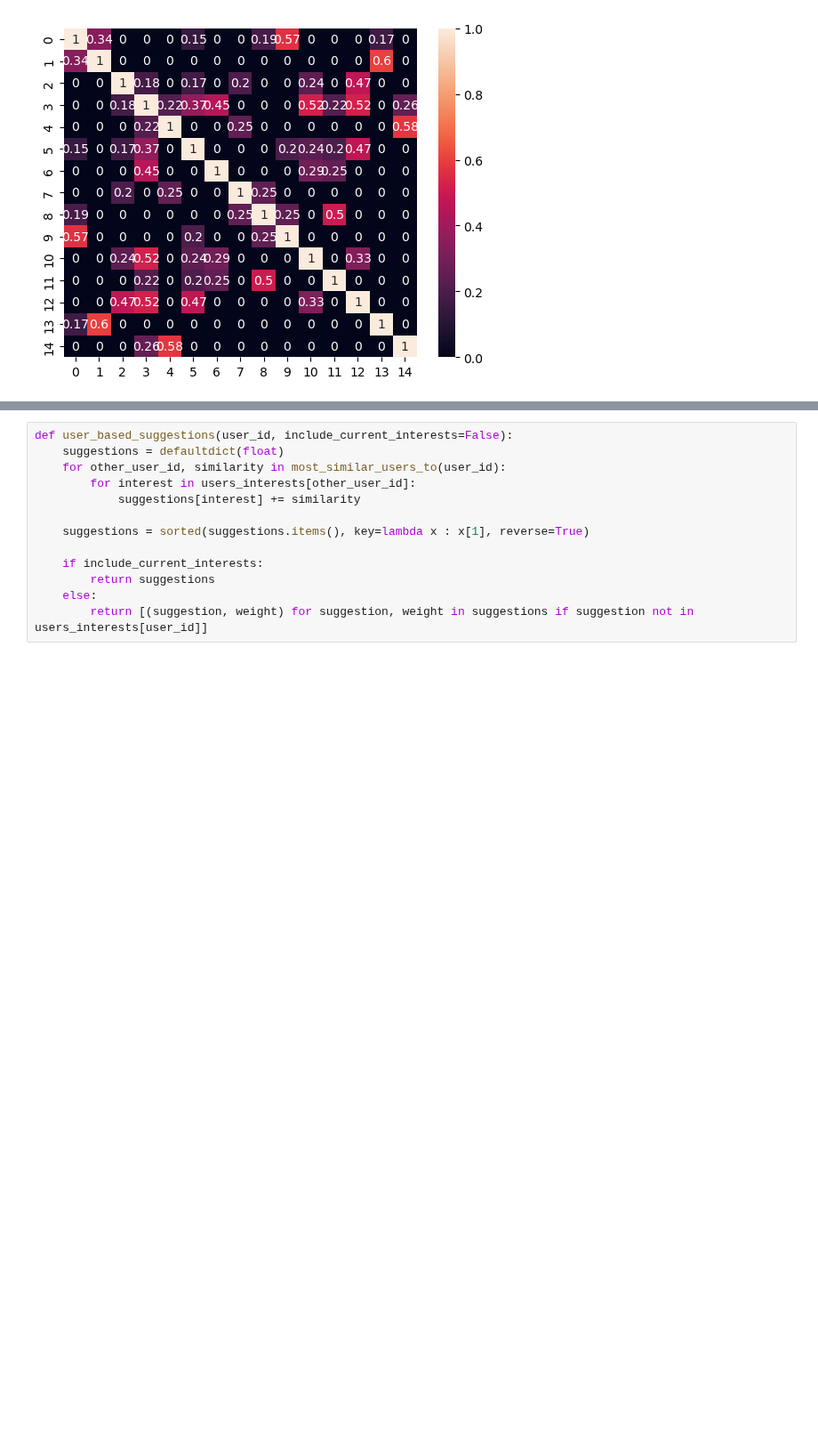
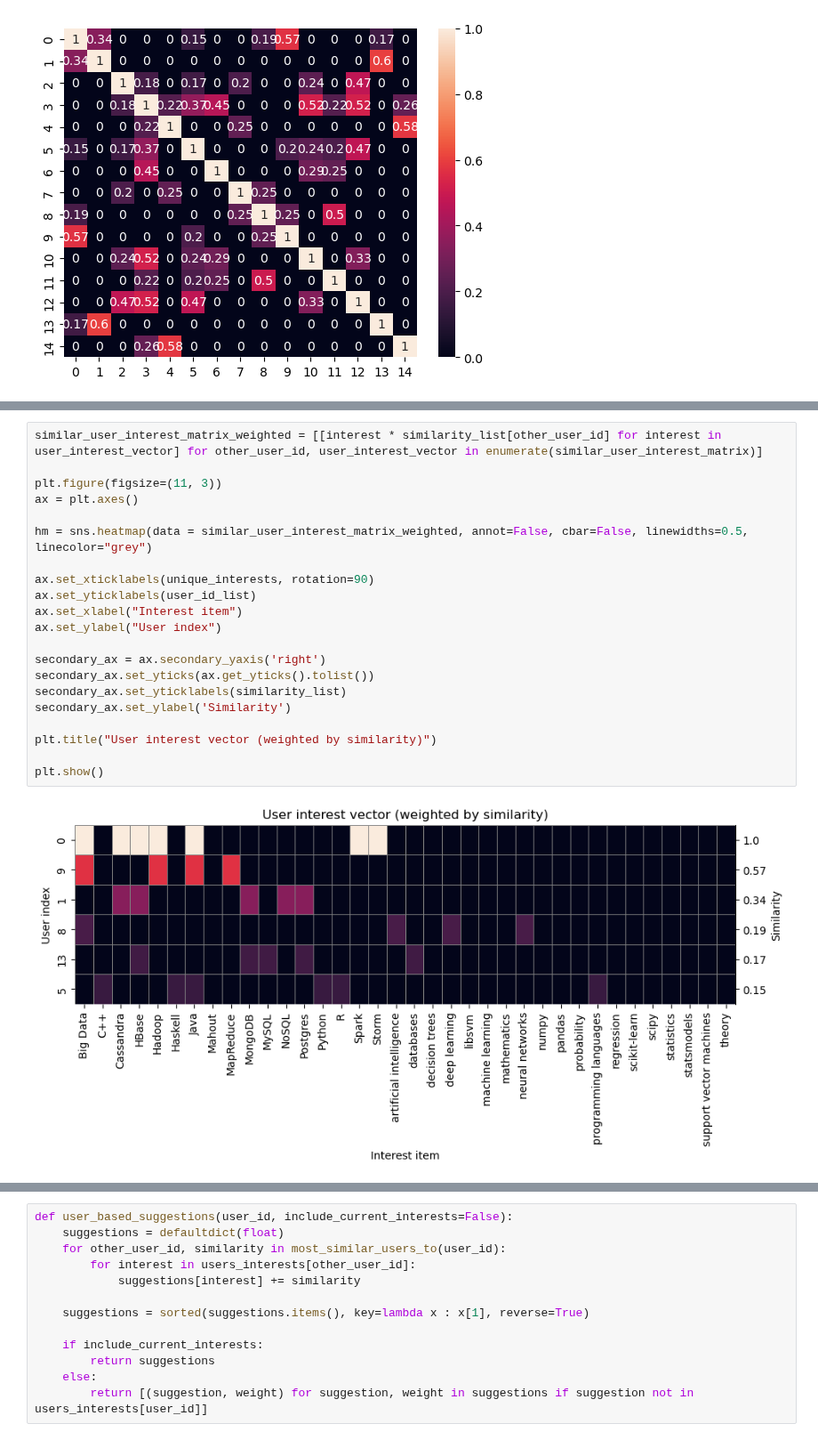
Before and after one commit to trvoid/ml-study, a Jupyter notebook: collaborative-filtering/user_based_cf.ipynb, the cells around one changed output, grey strips where cells are left out. Shown at 89% size. Saved outputs shown, nothing was run; the diff lists cells and outputs as text; blank space fills up the shorter version.

```diff
--- a/collaborative-filtering/user_based_cf.ipynb
+++ b/collaborative-filtering/user_based_cf.ipynb
@@ -83,0 +136,23 @@ print(most_similar_users_to(0))
+# %%
+similar_user_interest_matrix_weighted = [[interest * similarity_list[other_user_id] for interest in user_interest_vector] for other_user_id, user_interest_vector in enumerate(similar_user_interest_matrix)]
+
+plt.figure(figsize=(11, 3))
+ax = plt.axes()
+
+hm = sns.heatmap(data = similar_user_interest_matrix_weighted, annot=False, cbar=False, linewidths=0.5, linecolor="grey")
+
+ax.set_xticklabels(unique_interests, rotation=90)
+ax.set_yticklabels(user_id_list)
+ax.set_xlabel("Interest item")
+ax.set_ylabel("User index")
+
+secondary_ax = ax.secondary_yaxis('right')
+secondary_ax.set_yticks(ax.get_yticks().tolist())
+secondary_ax.set_yticklabels(similarity_list)
+secondary_ax.set_ylabel('Similarity')
+
+plt.title("User interest vector (weighted by similarity)")
+
+plt.show()
+# %% [output]
+[figure, added]
```
Also changed, not shown: parts of 16 cells of this notebook.
